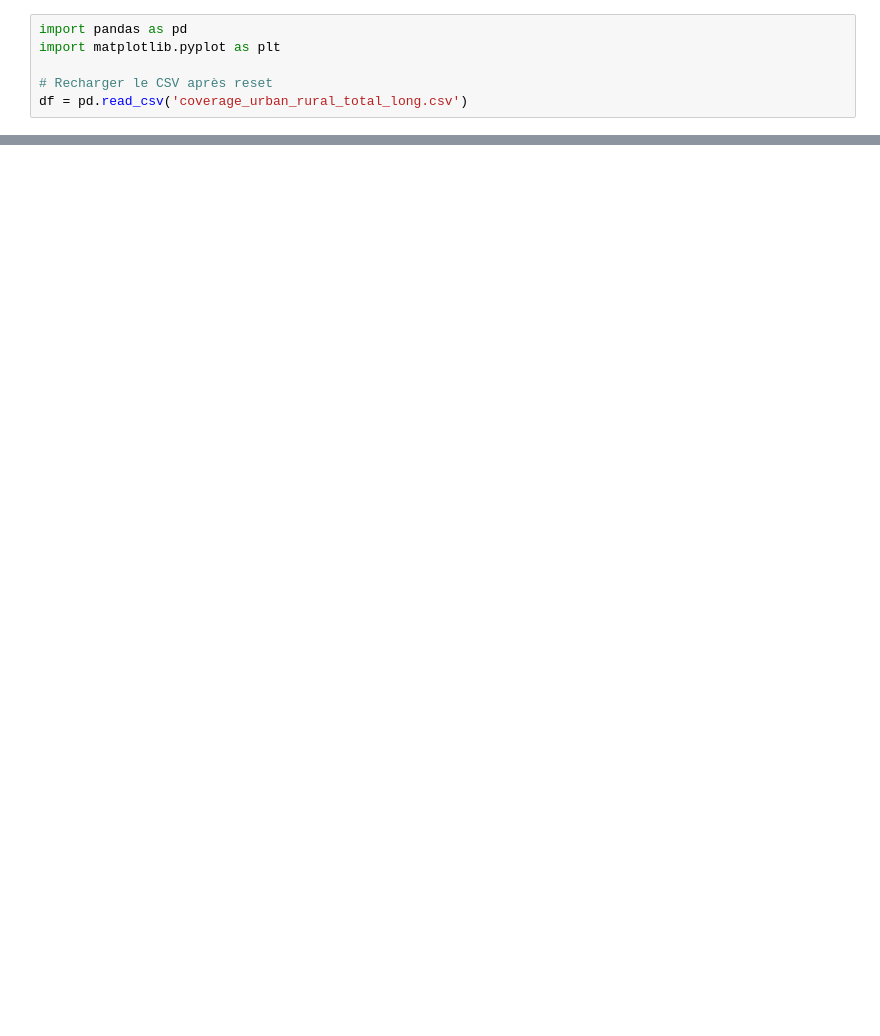
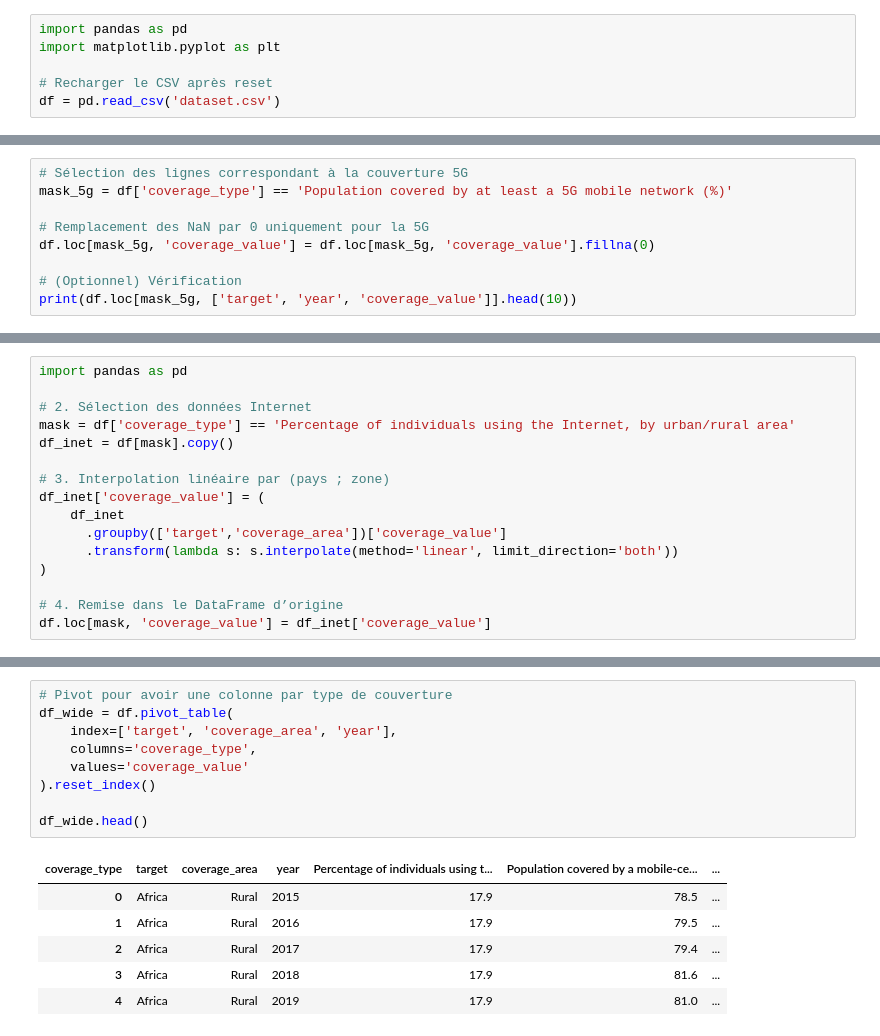
Before and after one commit to kazope/AND, a Jupyter notebook: etude.ipynb, the cells around one changed output, grey strips where cells are left out. Saved outputs shown, nothing was run; the diff lists cells and outputs as text; blank space fills up the shorter version.

Commit message:
nouveau dataset exploitable + PCA

```diff
--- a/etude.ipynb
+++ b/etude.ipynb
@@ -3,4 +45,4 @@ import pandas as pd
 import matplotlib.pyplot as plt
 
 # Recharger le CSV après reset
-df = pd.read_csv('coverage_urban_rural_total_long.csv')
+df = pd.read_csv('dataset.csv')
@@ -69,0 +125,9 @@ dtype: int64
+# %%
+# Sélection des lignes correspondant à la couverture 5G
+mask_5g = df['coverage_type'] == 'Population covered by at least a 5G mobile network (%)'
+
+# Remplacement des NaN par 0 uniquement pour la 5G
+df.loc[mask_5g, 'coverage_value'] = df.loc[mask_5g, 'coverage_value'].fillna(0)
+
+# (Optionnel) Vérification
+print(df.loc[mask_5g, ['target', 'year', 'coverage_value']].head(10))
@@ -69,0 +149,16 @@ dtype: int64
+# %%
+import pandas as pd
+
+# 2. Sélection des données Internet
+mask = df['coverage_type'] == 'Percentage of individuals using the Internet, by urban/rural area'
+df_inet = df[mask].copy()
+
+# 3. Interpolation linéaire par (pays ; zone)
+df_inet['coverage_value'] = (
+    df_inet
+      .groupby(['target','coverage_area'])['coverage_value']
+      .transform(lambda s: s.interpolate(method='linear', limit_direction='both'))
+)
+
+# 4. Remise dans le DataFrame d’origine
+df.loc[mask, 'coverage_value'] = df_inet['coverage_value']
@@ -106,0 +262,16 @@ plt.show()
+# %%
+# Pivot pour avoir une colonne par type de couverture
+df_wide = df.pivot_table(
+    index=['target', 'coverage_area', 'year'],
+    columns='coverage_type',
+    values='coverage_value'
+).reset_index()
+
+df_wide.head()
+# %% [output]
+| coverage_type | target | coverage_area | year | Percentage of individuals using t... | Population covered by a mobile-ce... | ... |
+| 0 | Africa | Rural | 2015 | 17.9 | 78.5 | ... |
+| 1 | Africa | Rural | 2016 | 17.9 | 79.5 | ... |
+| 2 | Africa | Rural | 2017 | 17.9 | 79.4 | ... |
+| 3 | Africa | Rural | 2018 | 17.9 | 81.6 | ... |
+| 4 | Africa | Rural | 2019 | 17.9 | 81.0 | ... |
```
Also changed, not shown: parts of 36 cells of this notebook, 1 other file.
